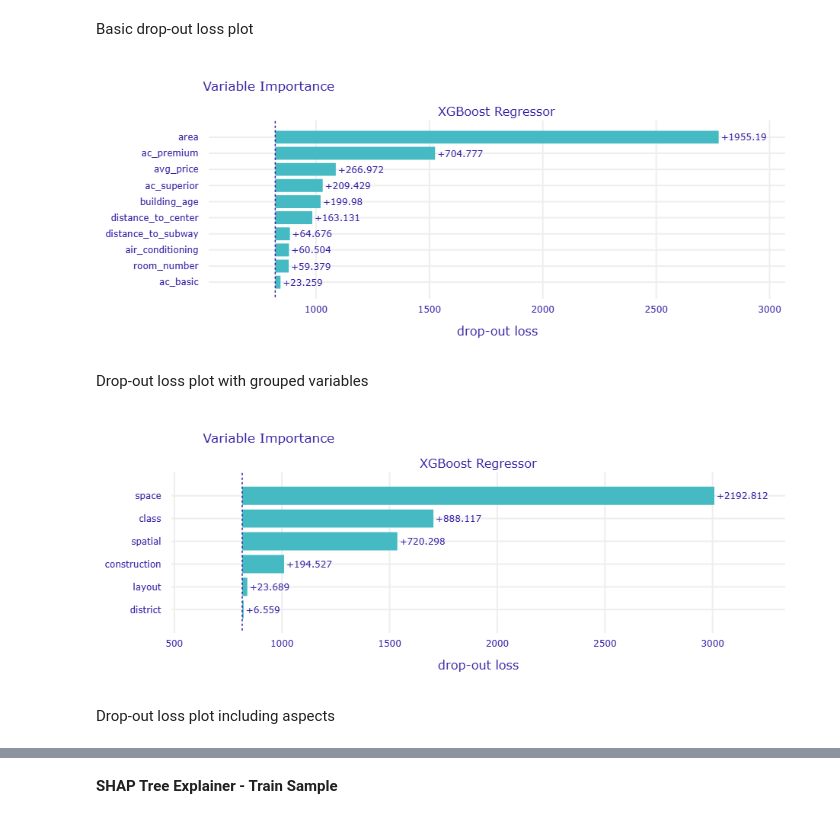
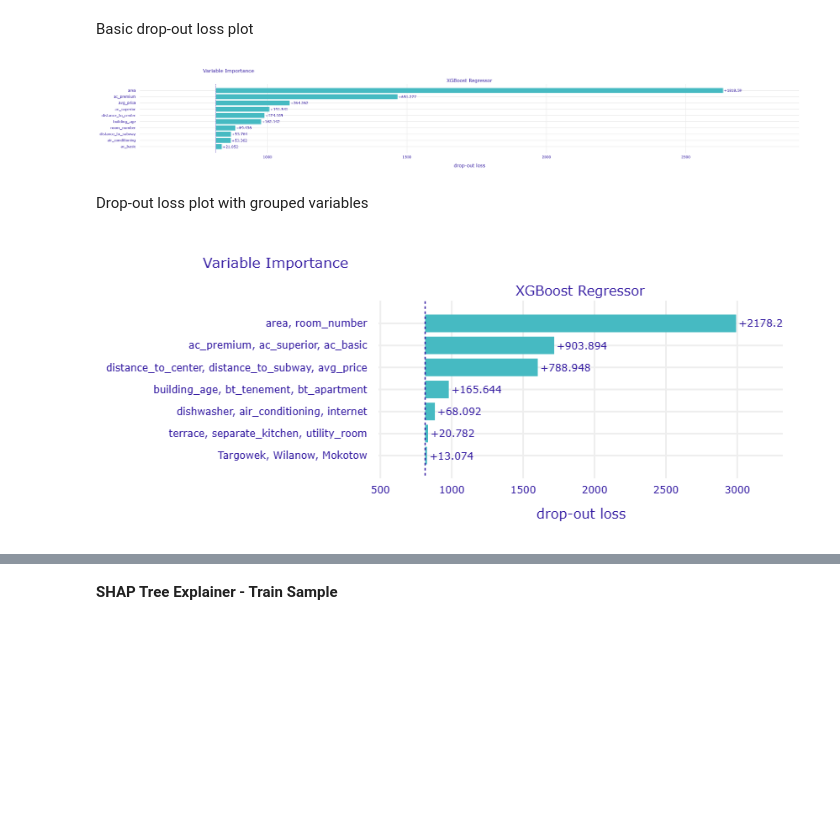
Before and after one commit to KacperSokolowski/MA, a Jupyter notebook: modeling_notebook.ipynb, the cells around one changed output, grey strips where cells are left out. Cells and saved outputs as stored; diff of their text form; code cells hidden in the pictures; blank space fills up the shorter version.

```diff
--- a/modeling_notebook.ipynb
+++ b/modeling_notebook.ipynb
@@ -26,8 +27,6 @@ df.drop(columns=columns_to_drop, inplace=True)
 __Input missing values__
 # %%
 input_missing_values(df)
-# %%
-df.loc[df.avg_price.ge(400), 'avg_price'] = 0
 # %% [markdown]
 __One-Hot Encoding__
 # %%
@@ -146,7 +163,7 @@ Optimal number of features: 38
 __Feature Selection - RFE__
 # %%
 model = XGBRegressor()
-rfe = RFE(estimator=model, n_features_to_select=16, step=1)
+rfe = RFE(estimator=model, n_features_to_select=20, step=1)
 rfe.fit(X_train, y_train)
 
 selected_features = X_train.columns[rfe.support_]
@@ -188,13 +205,13 @@ Best CV score (Negative MAE): -595.5728183566698
 # %%
 param_grid = {
     "max_depth": np.arange(1, 4),
-    "learning_rate": [0.0001, 0.001, 0.005, 0.01, 0.025, 0.05],
+    "learning_rate": [0.001, 0.005, 0.01, 0.05],
     "n_estimators": np.arange(50, 151, 25),
-    "subsample": np.linspace(0.5, 1.0, 5),
-    "colsample_bytree": np.linspace(0.5, 1.0, 5),
-    "min_child_weight": np.arange(0, 10),
-    "reg_alpha": np.linspace(0, 1.0, 5),
-    "reg_lambda": np.linspace(0, 1.0, 5),
+    "subsample": np.linspace(0.5, 1.0, 3),
+    "colsample_bytree": np.linspace(0.5, 1.0, 3),
+    "min_child_weight": np.arange(0, 6),
+    "reg_alpha": np.linspace(0, 0.5, 3),
+    "reg_lambda": np.linspace(0.5, 1.0, 3),
 }
 
 model = XGBRegressor()
@@ -283,20 +298,26 @@ Basic drop-out loss plot
 # %%
 explainer.model_parts().plot()
 # %% [output]
-[figure, old version]
+[figure, new version]
 # %% [markdown]
 Drop-out loss plot with grouped variables
 # %%
 variable_groups = {
-    'space': ['area', 'room_number'],
-    'layout': ['terrace', 'separate_kitchen', 'utility_room'],
-    'construction': ['building_age', 'bt_tenement'],
-    'spatial': ['distance_to_center', 'distance_to_subway', 'avg_price'],
-    'district': ['Targowek', 'Wilanow'],
-    'class': ['ac_premium', 'ac_superior', 'ac_basic']}
+    'area, room_number':
+        ['area', 'room_number'], # Space
+    'terrace, separate_kitchen, utility_room':
+        ['terrace', 'separate_kitchen', 'utility_room'], # Layout
+    'building_age, bt_tenement, bt_apartment':
+        ['building_age', 'bt_tenement', 'bt_apartment'], # Construction
+    'distance_to_center, distance_to_subway, avg_price':
+        ['distance_to_center', 'distance_to_subway', 'avg_price'], # Spatial
+    'Targowek, Wilanow, Mokotow':
+        ['Targowek', 'Wilanow', 'Mokotow'], # District
+    'ac_premium, ac_superior, ac_basic':
+        ['ac_premium', 'ac_superior', 'ac_basic'], # Class
+    'dishwasher, air_conditioning, internet':
+        ['dishwasher', 'air_conditioning', 'internet']} # Equipment
 
 explainer.model_parts(variable_groups=variable_groups).plot()
 # %% [output]
-[figure, old version]
+[figure, new version]
-# %% [markdown]
-Drop-out loss plot including aspects
```
Also changed, not shown: parts of 40 cells of this notebook, 3 other files.
